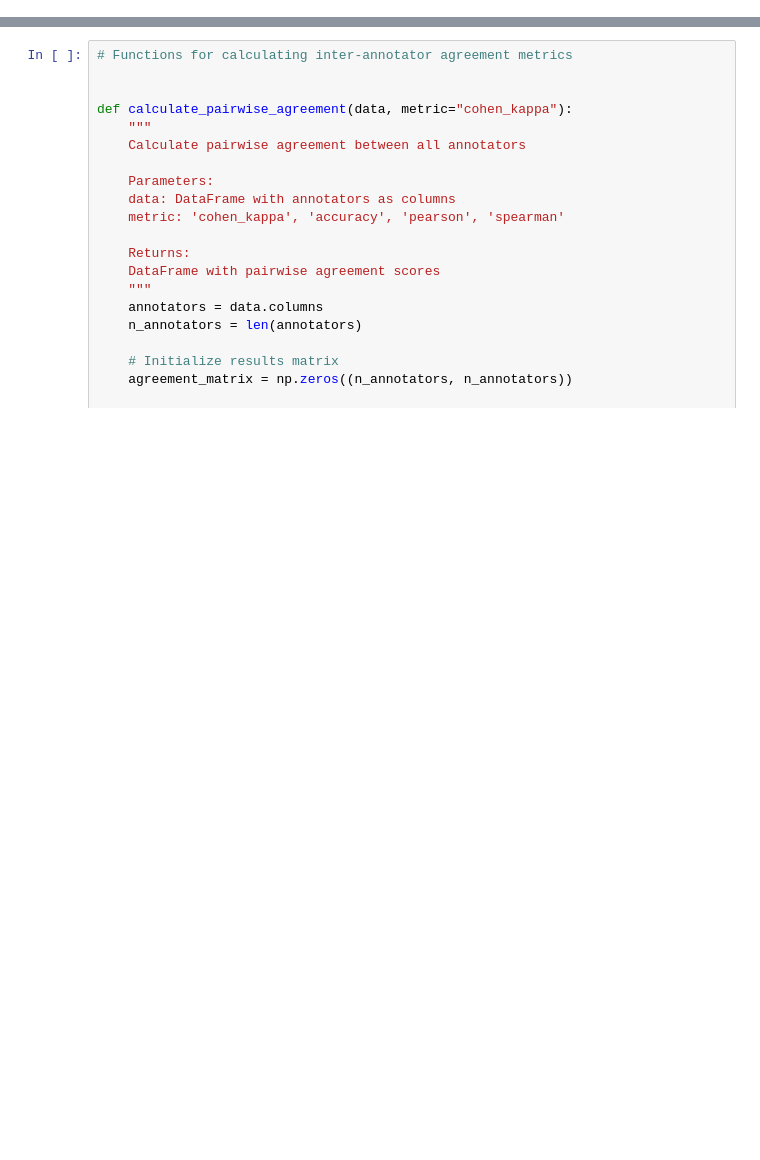
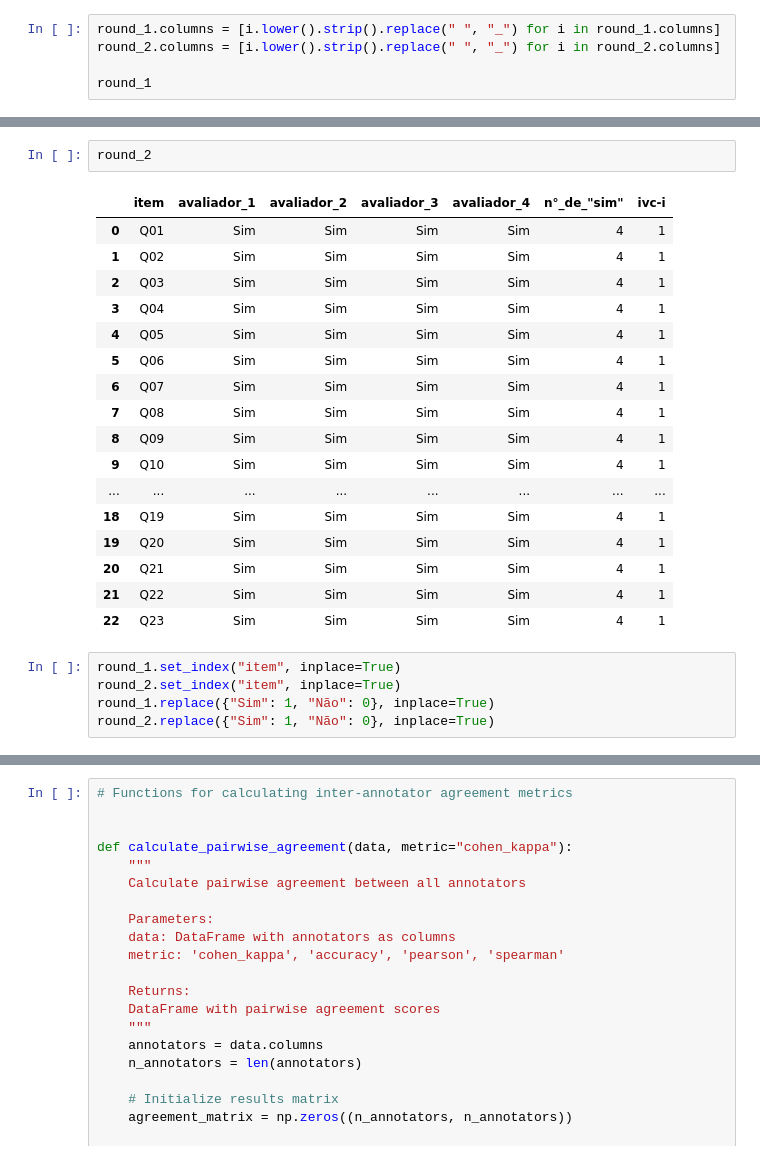
Before and after one commit to eliasjacob/survey_garden, a Jupyter notebook: 03-inter_annotator_agreement.ipynb, the cells around one changed output, grey strips where cells are left out. Drawn from its saved outputs; the diff is of its cells as text; blank space fills up the shorter version.

```diff
--- a/03-inter_annotator_agreement.ipynb
+++ b/03-inter_annotator_agreement.ipynb
@@ -152,0 +94,5 @@ dtype: int64
+# %%
+round_1.columns = [i.lower().strip().replace(" ", "_") for i in round_1.columns]
+round_2.columns = [i.lower().strip().replace(" ", "_") for i in round_2.columns]
+
+round_1
@@ -152,0 +115,25 @@ dtype: int64
+# %%
+round_2
+# %% [output]
+|  | item | avaliador_1 | avaliador_2 | avaliador_3 | avaliador_4 | n°_de_"sim" | ivc-i |
+| 0 | Q01 | Sim | Sim | Sim | Sim | 4 | 1 |
+| 1 | Q02 | Sim | Sim | Sim | Sim | 4 | 1 |
+| 2 | Q03 | Sim | Sim | Sim | Sim | 4 | 1 |
+| 3 | Q04 | Sim | Sim | Sim | Sim | 4 | 1 |
+| 4 | Q05 | Sim | Sim | Sim | Sim | 4 | 1 |
+| 5 | Q06 | Sim | Sim | Sim | Sim | 4 | 1 |
+| 6 | Q07 | Sim | Sim | Sim | Sim | 4 | 1 |
+| 7 | Q08 | Sim | Sim | Sim | Sim | 4 | 1 |
+| 8 | Q09 | Sim | Sim | Sim | Sim | 4 | 1 |
+| 9 | Q10 | Sim | Sim | Sim | Sim | 4 | 1 |
+| ... | ... | ... | ... | ... | ... | ... | ... |
+| 18 | Q19 | Sim | Sim | Sim | Sim | 4 | 1 |
+| 19 | Q20 | Sim | Sim | Sim | Sim | 4 | 1 |
+| 20 | Q21 | Sim | Sim | Sim | Sim | 4 | 1 |
+| 21 | Q22 | Sim | Sim | Sim | Sim | 4 | 1 |
+| 22 | Q23 | Sim | Sim | Sim | Sim | 4 | 1 |
+# %%
+round_1.set_index("item", inplace=True)
+round_2.set_index("item", inplace=True)
+round_1.replace({"Sim": 1, "Não": 0}, inplace=True)
+round_2.replace({"Sim": 1, "Não": 0}, inplace=True)
```
Also changed, not shown: parts of 33 cells of this notebook, 21 other files.
